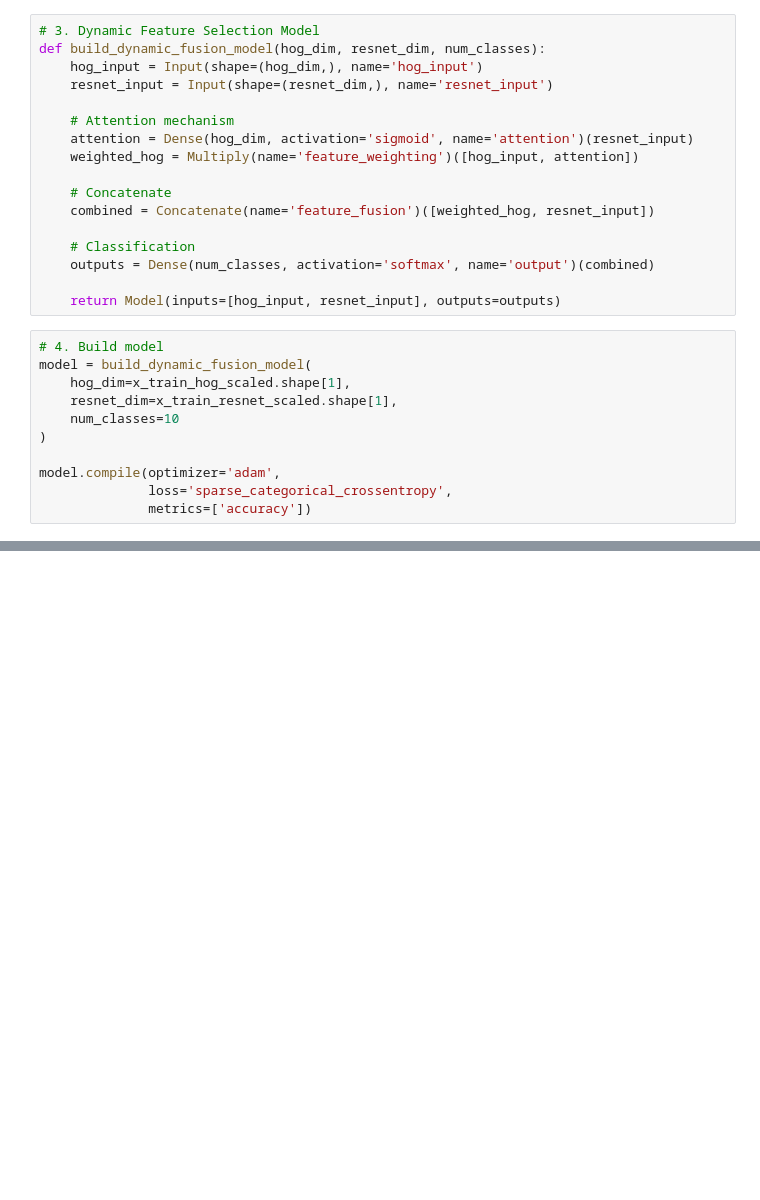
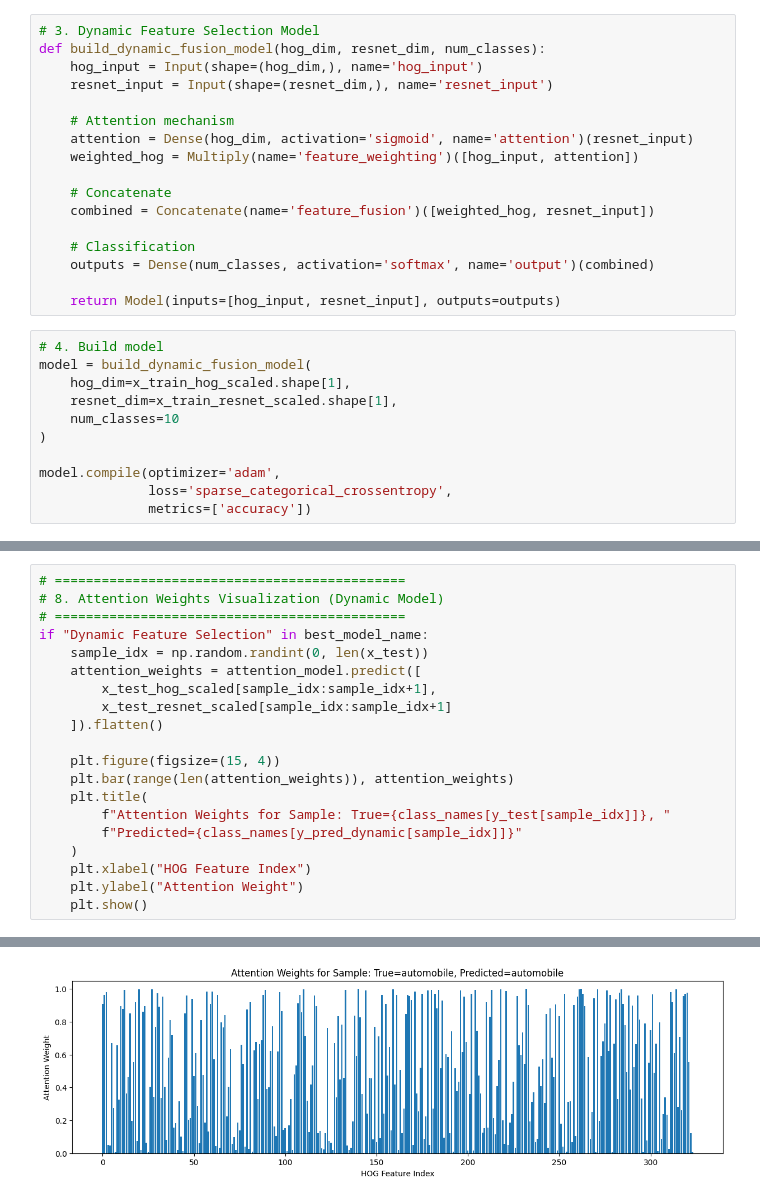
Before and after one commit to sathvikvalivety/ML-ASSIGNMENT, a Jupyter notebook: part2/ass.ipynb, the cells around one changed output, grey strips where cells are left out. Cells and saved outputs as stored; diff of their text form; blank space fills up the shorter version.

```diff
--- a/part2/ass.ipynb
+++ b/part2/ass.ipynb
@@ -371,0 +738,21 @@ plt.show()
+# %%
+# =============================================
+# 8. Attention Weights Visualization (Dynamic Model)
+# =============================================
+if "Dynamic Feature Selection" in best_model_name:
+    sample_idx = np.random.randint(0, len(x_test))
+    attention_weights = attention_model.predict([
+        x_test_hog_scaled[sample_idx:sample_idx+1],
+        x_test_resnet_scaled[sample_idx:sample_idx+1]
+    ]).flatten()
+
+    plt.figure(figsize=(15, 4))
+    plt.bar(range(len(attention_weights)), attention_weights)
+    plt.title(
+        f"Attention Weights for Sample: True={class_names[y_test[sample_idx]]}, "
+        f"Predicted={class_names[y_pred_dynamic[sample_idx]]}"
+    )
+    plt.xlabel("HOG Feature Index")
+    plt.ylabel("Attention Weight")
+    plt.show()
+# %% [output]
@@ -371,0 +760 @@ plt.show()
+[figure, added]
```
Also changed, not shown: parts of 37 cells of this notebook.
